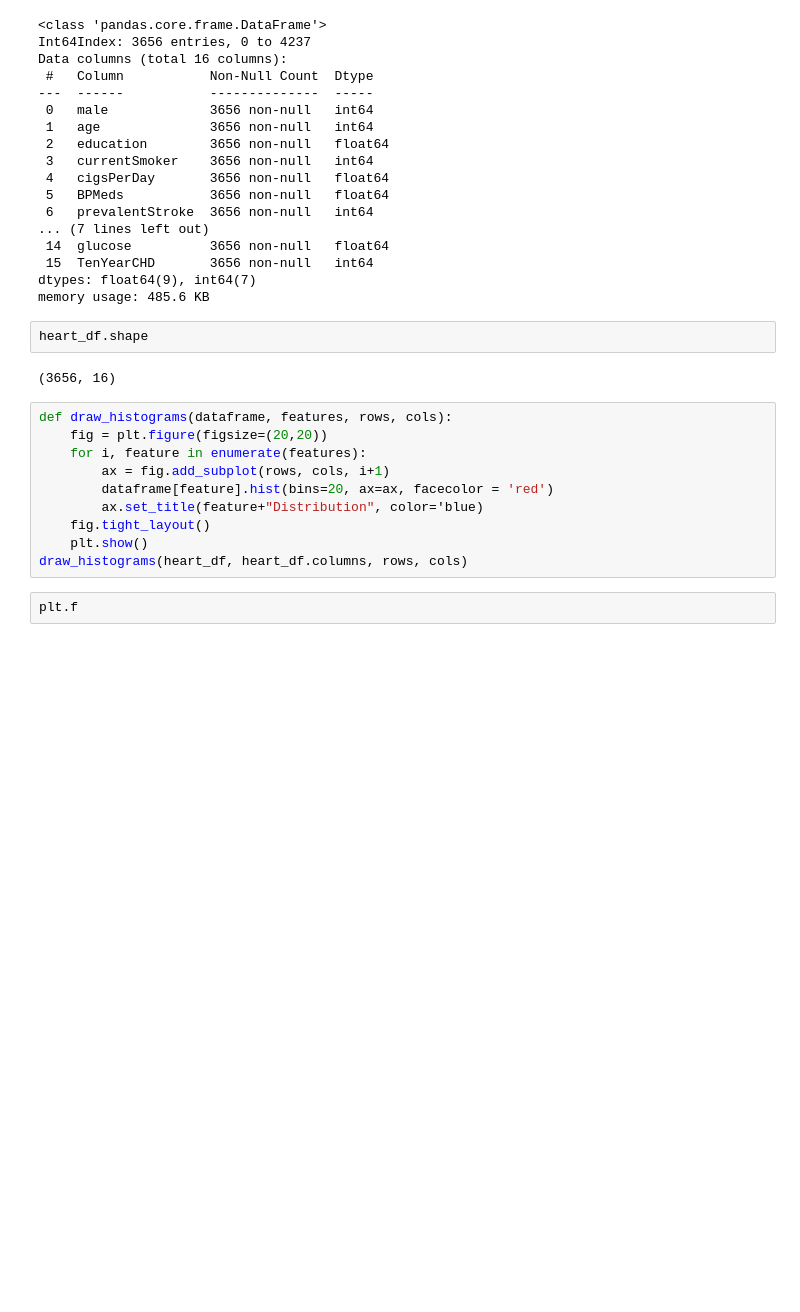
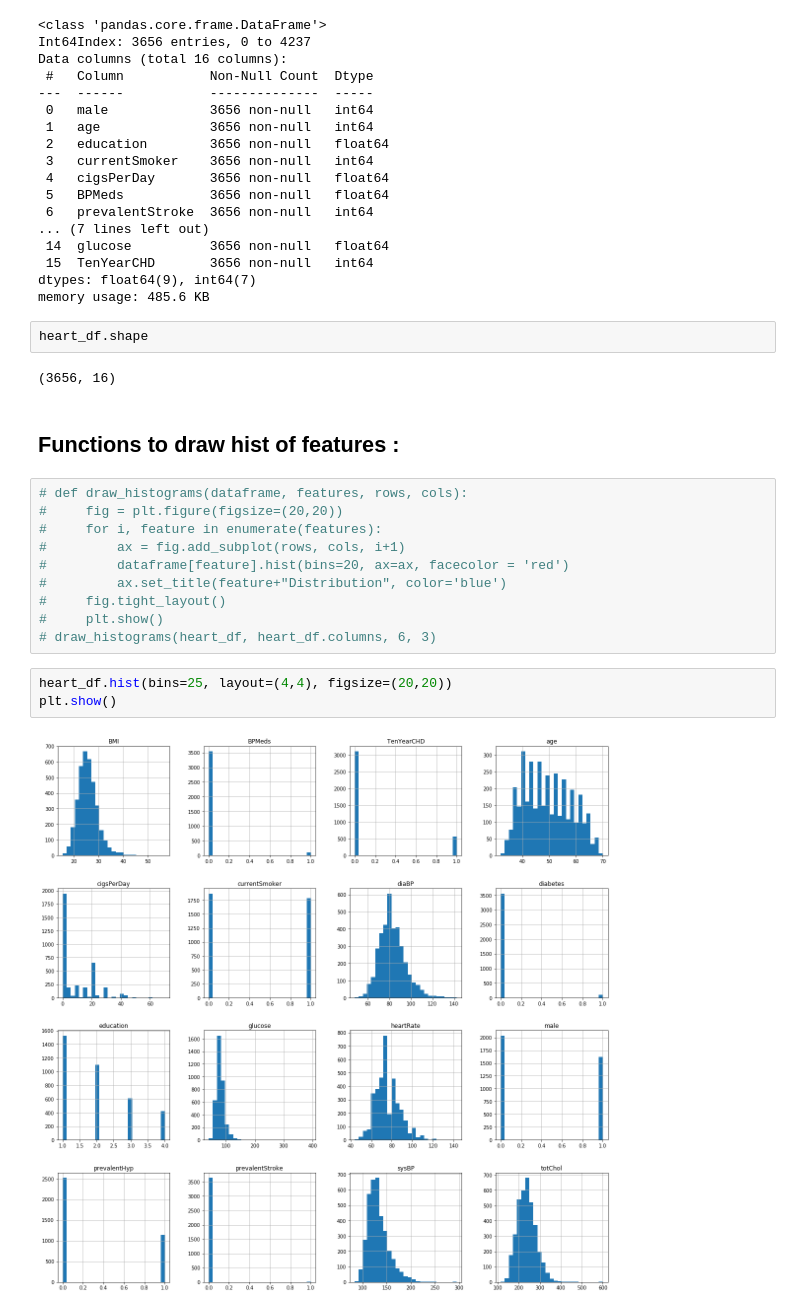
Before and after one commit to vibhutivadje/Regression, a Jupyter notebook: LogisticRegression_HeartDisease.ipynb, the cells around one changed output. Drawn from its saved outputs; the diff is of its cells as text; blank space fills up the shorter version.

```diff
--- a/LogisticRegression_HeartDisease.ipynb
+++ b/LogisticRegression_HeartDisease.ipynb
@@ -84,15 +84,20 @@ memory usage: 485.6 KB
 heart_df.shape
 # %% [output]
 (3656, 16)
+# %% [markdown]
+## Functions to draw hist of features :
 # %%
-def draw_histograms(dataframe, features, rows, cols):
-    fig = plt.figure(figsize=(20,20))
-    for i, feature in enumerate(features):
-        ax = fig.add_subplot(rows, cols, i+1)
-        dataframe[feature].hist(bins=20, ax=ax, facecolor = 'red')
-        ax.set_title(feature+"Distribution", color='blue)
-    fig.tight_layout()
-    plt.show()
-draw_histograms(heart_df, heart_df.columns, rows, cols)
+# def draw_histograms(dataframe, features, rows, cols):
+#     fig = plt.figure(figsize=(20,20))
+#     for i, feature in enumerate(features):
+#         ax = fig.add_subplot(rows, cols, i+1)
+#         dataframe[feature].hist(bins=20, ax=ax, facecolor = 'red')
+#         ax.set_title(feature+"Distribution", color='blue')
+#     fig.tight_layout()
+#     plt.show()
+# draw_histograms(heart_df, heart_df.columns, 6, 3)
-# %%
-plt.f
+# %%
+heart_df.hist(bins=25, layout=(4,4), figsize=(20,20))
+plt.show()
+# %% [output]
+[figure, added]
```
